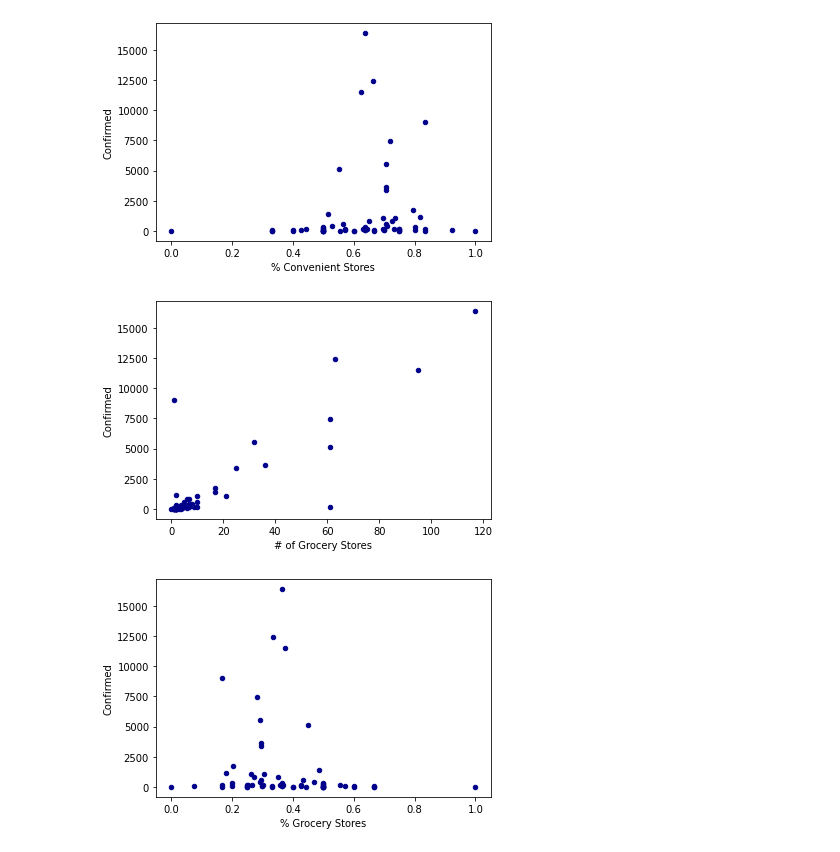
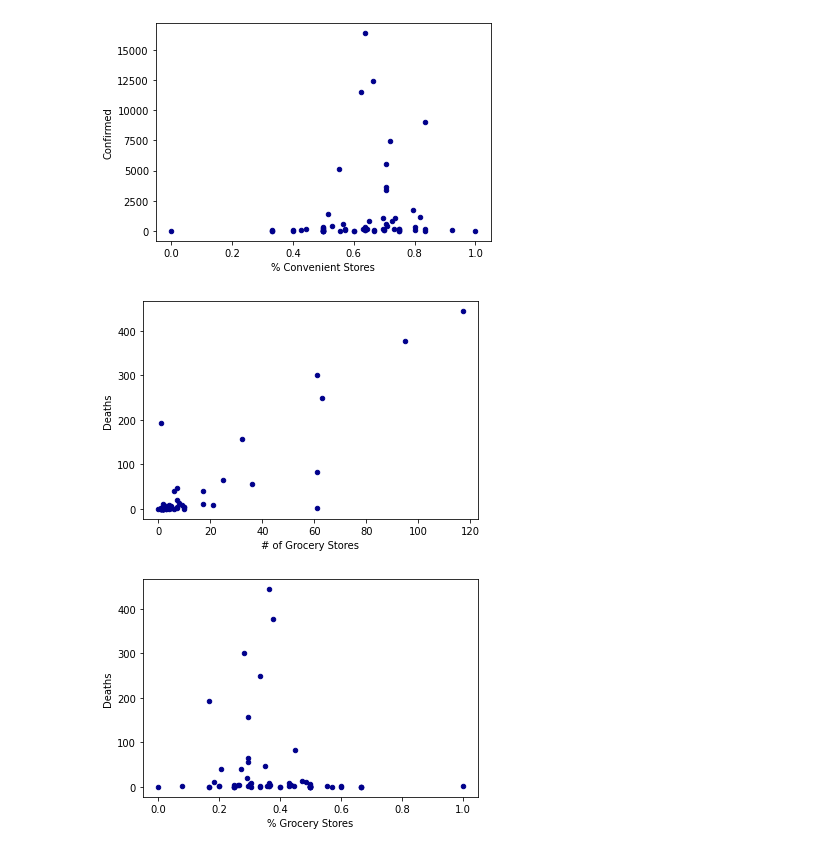
Before and after one commit to teresaflicek/Covid19-Societal-Impacts, a Jupyter notebook: Colorado.ipynb, the cells around one changed output. Cells and saved outputs as stored; diff of their text form; code cells hidden in the pictures.

```diff
--- a/Colorado.ipynb
+++ b/Colorado.ipynb
@@ -39,6 +19,8 @@ Name: confirmed, dtype: int64
 # %%
-df1 = pd.DataFrame(file_one_df, columns= ['state','county_name','total_population','confirmed', 'deaths'])#, index = 1["CO"])
-df1.head()
+# first edit to file one
+
+clean_file_one_df = pd.DataFrame(file_one_df, columns= ['state','county_name','total_population','confirmed', 'deaths'])#, index = 1["CO"])
+clean_file_one_df.head()
 # %% [output]
 |  | state | county_name | total_population | confirmed | deaths |
 | 0 | Alabama | Autauga | 55,200.00 | 2021 | 30 |
@@ -190,7 +114,7 @@ renamed_df_STORES = df1_STORES.rename(columns={"GROC16": "# of Grocery Stores","
 colorado_df1_STORES = renamed_df_STORES[renamed_df_STORES['State'].str.match('CO')]
 
 #get rid of state and county columns
-colorado_df2_STORES = pd.DataFrame(colorado_df1_STORES, columns= ["County", '# of Grocery Stores'])
+colorado_df2_STORES = pd.DataFrame(colorado_df1_STORES, columns= ["State","County", '# of Grocery Stores'])
 colorado_df2_STORES["% Grocery Stores"]=""
 colorado_df2_STORES.head()
 # %% [output]
@@ -308,14 +233,18 @@ ax2 = comb_df3.plot.scatter(x='% Convenient Stores',
 # %% [output]
 [figure]
 # %%
+# scatter for # grocery stores compared to confirmed
+
 ax3 = comb_df3.plot.scatter(x='# of Grocery Stores',
-                        y='Confirmed',
+                        y='Deaths',
                         c='DarkBlue')
 # %% [output]
-[figure, old version]
+[figure, new version]
 # %%
+# scatter for % grocery stores compared to confirmed
+
 ax4 = comb_df3.plot.scatter(x='% Grocery Stores',
-                        y='Confirmed',
+                        y='Deaths',
                         c='DarkBlue')
 # %% [output]
-[figure, old version]
+[figure, new version]
```
Also changed, not shown: parts of 29 cells of this notebook.
